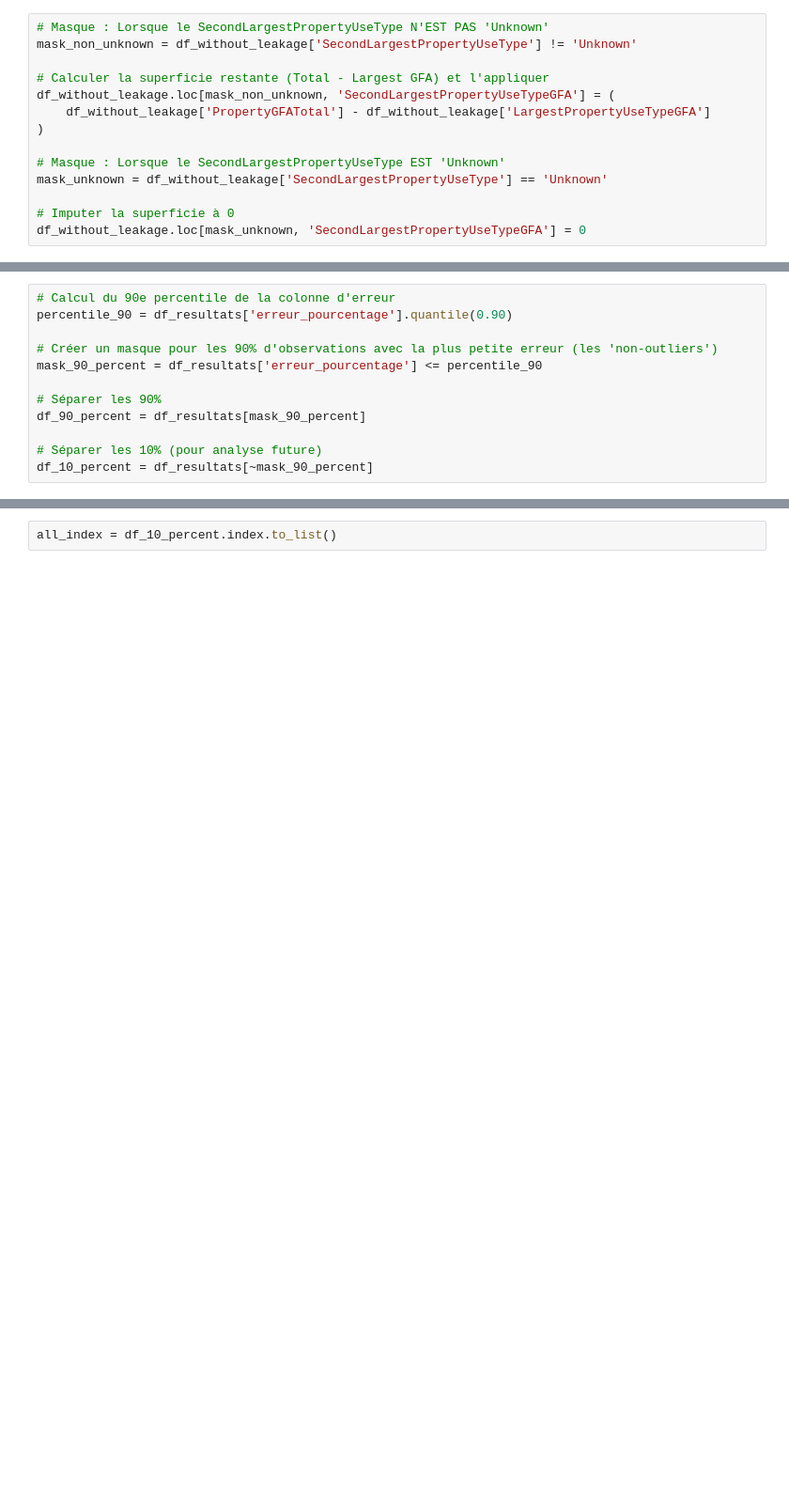
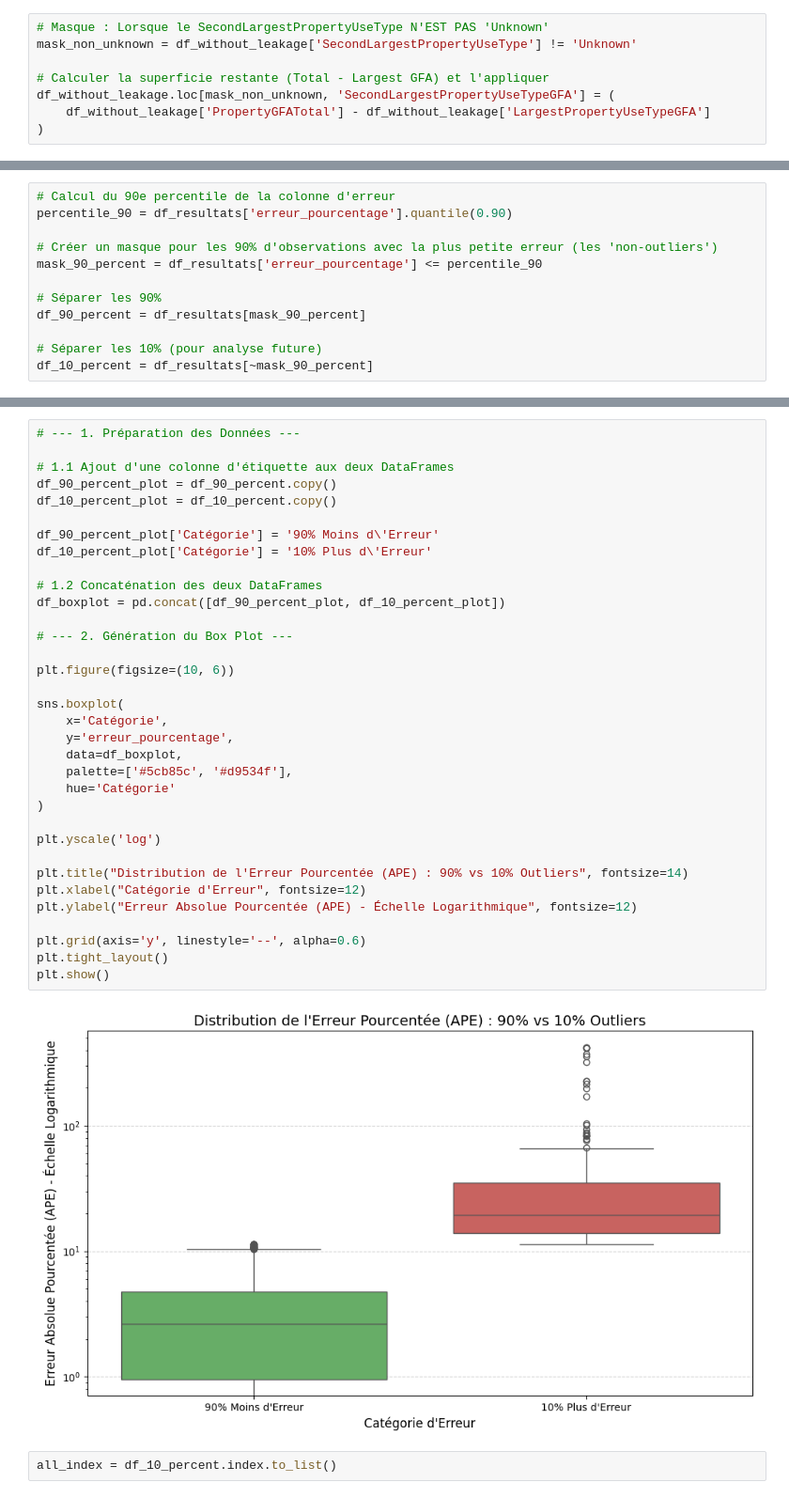
Before and after one commit to mcourte/DE_Projet_6, a Jupyter notebook: nettoyage_analyse_DF.ipynb, the cells around one changed output, grey strips where cells are left out. Shown at 94% size. Cells and saved outputs as stored; diff of their text form; blank space fills up the shorter version.

```diff
--- a/nettoyage_analyse_DF.ipynb
+++ b/nettoyage_analyse_DF.ipynb
@@ -1337,10 +1337,4 @@ mask_non_unknown = df_without_leakage['SecondLargestPropertyUseType'] != 'Unknow
 df_without_leakage.loc[mask_non_unknown, 'SecondLargestPropertyUseTypeGFA'] = (
     df_without_leakage['PropertyGFATotal'] - df_without_leakage['LargestPropertyUseTypeGFA']
 )
-
-# Masque : Lorsque le SecondLargestPropertyUseType EST 'Unknown'
-mask_unknown = df_without_leakage['SecondLargestPropertyUseType'] == 'Unknown'
-
-# Imputer la superficie à 0
-df_without_leakage.loc[mask_unknown, 'SecondLargestPropertyUseTypeGFA'] = 0
 # %%
@@ -1546,3 +1487,39 @@ df_10_percent.sort_values(
+# %%
+# --- 1. Préparation des Données ---
+
+# 1.1 Ajout d'une colonne d'étiquette aux deux DataFrames
+df_90_percent_plot = df_90_percent.copy()
+df_10_percent_plot = df_10_percent.copy()
+
+df_90_percent_plot['Catégorie'] = '90% Moins d\'Erreur'
+df_10_percent_plot['Catégorie'] = '10% Plus d\'Erreur'
+
+# 1.2 Concaténation des deux DataFrames
+df_boxplot = pd.concat([df_90_percent_plot, df_10_percent_plot])
+
+# --- 2. Génération du Box Plot ---
+
+plt.figure(figsize=(10, 6))
+
+sns.boxplot(
+    x='Catégorie',
+    y='erreur_pourcentage',
+    data=df_boxplot,
+    palette=['#5cb85c', '#d9534f'],
+    hue='Catégorie'
+)
+
+plt.yscale('log')
+
+plt.title("Distribution de l'Erreur Pourcentée (APE) : 90% vs 10% Outliers", fontsize=14)
+plt.xlabel("Catégorie d'Erreur", fontsize=12)
+plt.ylabel("Erreur Absolue Pourcentée (APE) - Échelle Logarithmique", fontsize=12)
+
+plt.grid(axis='y', linestyle='--', alpha=0.6)
+plt.tight_layout()
+plt.show()
+# %% [output]
+[figure, added]
 # %%
 all_index = df_10_percent.index.to_list()
 # %%
```
Also changed, not shown: parts of 29 cells of this notebook, 1 other file.
